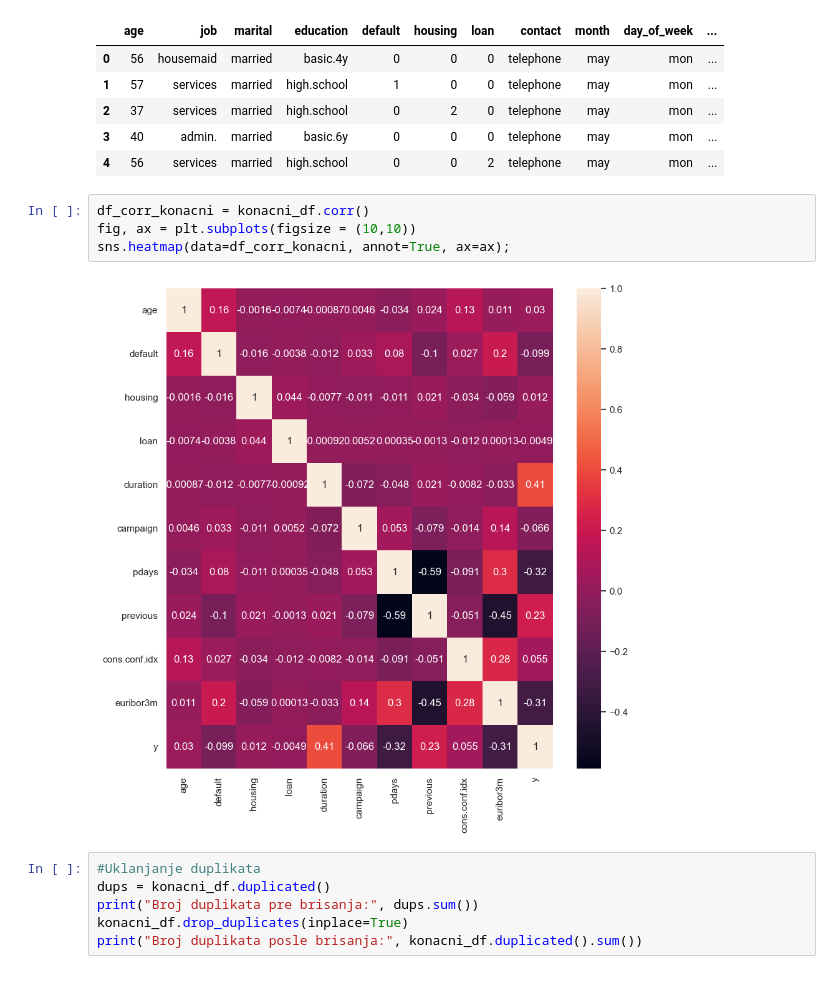
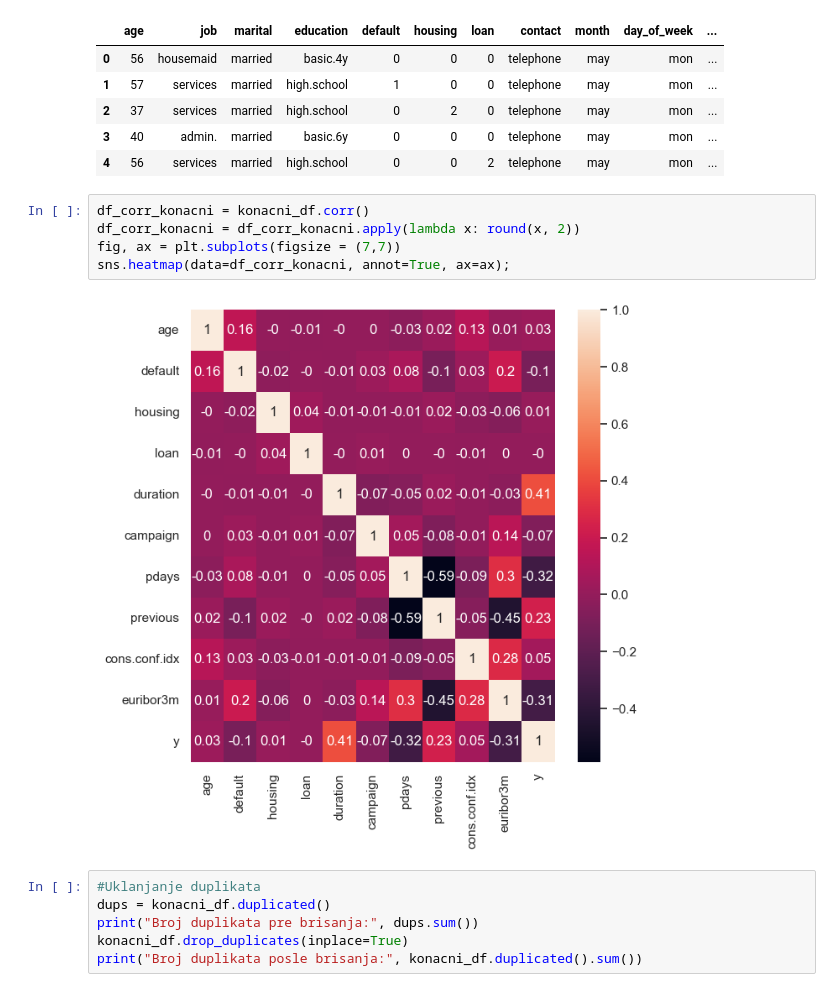
Before and after one commit to StevanGrujic/ML_Projekat1, a Jupyter notebook: projekat1.ipynb, the cells around one changed output. Saved outputs shown, nothing was run; the diff lists cells and outputs as text.

```diff
--- a/projekat1.ipynb
+++ b/projekat1.ipynb
@@ -551,10 +554,11 @@ konacni_df.head()
 | 4 | 56 | services | married | high.school | 0 | 0 | 2 | telephone | may | mon | ... |
 # %%
 df_corr_konacni = konacni_df.corr()
-fig, ax = plt.subplots(figsize = (10,10))
+df_corr_konacni = df_corr_konacni.apply(lambda x: round(x, 2))
+fig, ax = plt.subplots(figsize = (7,7))
 sns.heatmap(data=df_corr_konacni, annot=True, ax=ax);
 # %% [output]
-[figure, old version]
+[figure, new version]
 # %%
 #Uklanjanje duplikata
 dups = konacni_df.duplicated()
```
Also changed, not shown: parts of 128 cells of this notebook.
